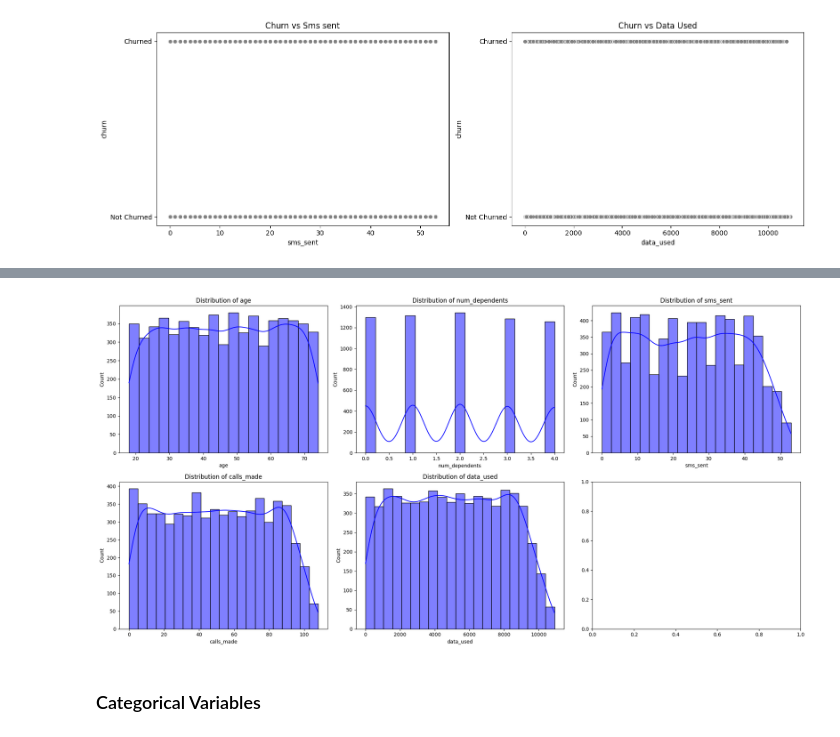
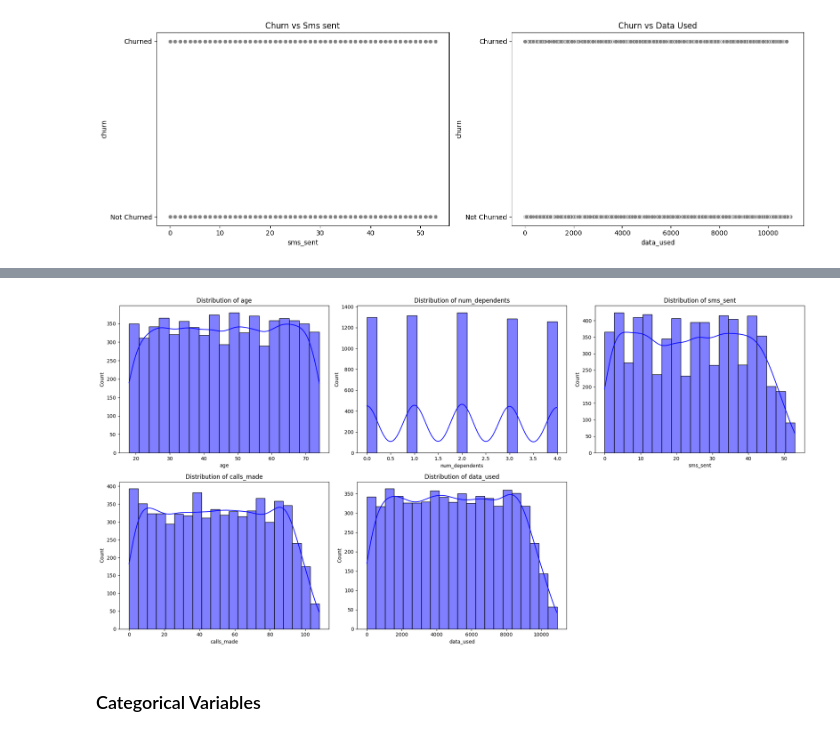
Before and after one commit to Lakes41/Telecom-customer-churn-predictor, a Jupyter notebook: notebook.ipynb, the cells around one changed output, grey strips where cells are left out. Saved outputs shown, nothing was run; the diff lists cells and outputs as text; code cells hidden in the pictures.

```diff
--- a/notebook.ipynb
+++ b/notebook.ipynb
@@ -322,9 +342,6 @@ The Churn Rate is 20.0%
 # %%
-# Selecting only the numerical features
-numerical_features = churn_df[['age', 'num_dependents', 'sms_sent', 'calls_made', 'data_used' ]]
-
 # Calculating the correlation matrix
-correlation_matrix = numerical_features.corr()
+correlation_matrix = numerical_cols.corr()
 
 # Creating a heatmap
 plt.figure(figsize=(10, 8))
@@ -362,17 +374,27 @@ sns.histplot(churn_df['age'], bins=20, kde=True, color='blue')
 # %%
+# visualising the distribution of categoricl variables
 fig, axes = plt.subplots(nrows=2, ncols=3, figsize=(20, 10))
 axes = axes.flatten()
 
 for i, column in enumerate(numerical_features.columns):
-    sns.histplot(data=churn_df, x=column, kde=True, color='blue', ax=axes[i])
+    sns.histplot(
+        data=churn_df,
+        x=column,
+        kde=True,
+        color='blue',
+        ax=axes[i]
+    )
     axes[i].set_title(f'Distribution of {column}')
     axes[i].set_xlabel(column)
     axes[i].set_ylabel('Count')
 
+# hide the unused subplot
+axes[-1].set_visible(False)
+
 plt.tight_layout()
 plt.show()
 # %% [output]
-[figure, old version]
+[figure, new version]
 # %% [markdown]
 ### Categorical Variables
 # %%
```
Also changed, not shown: parts of 12 cells of this notebook.
